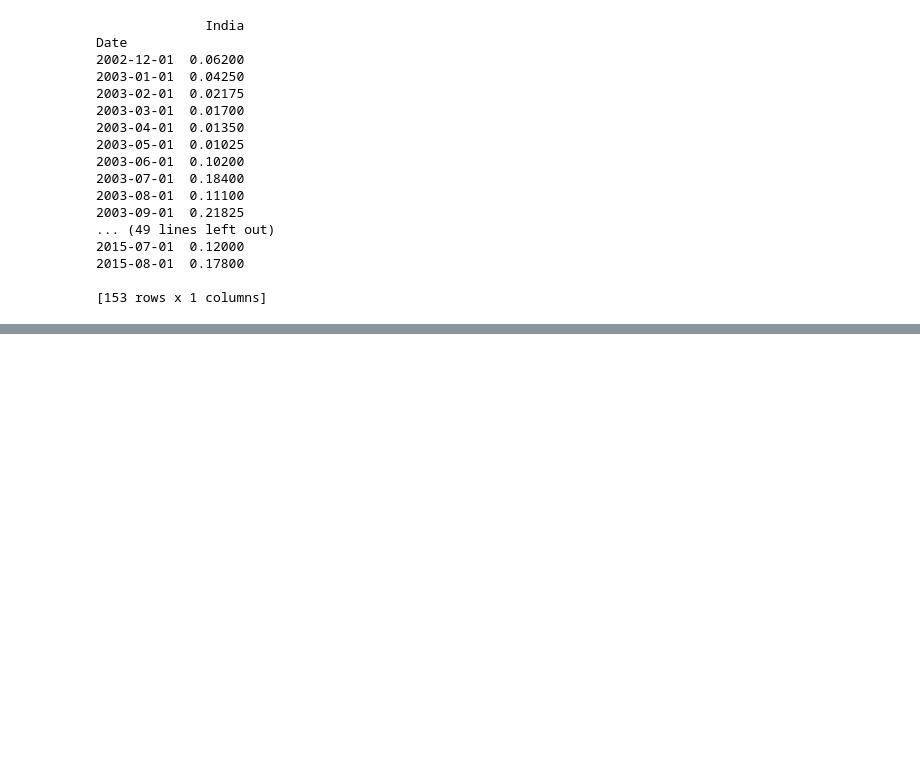
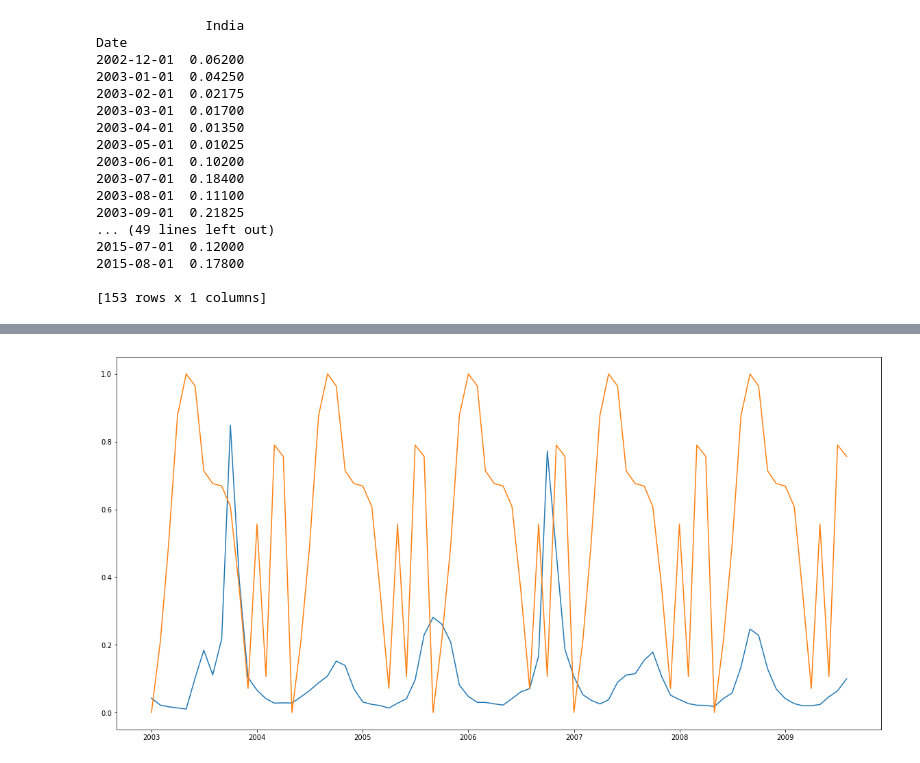
Before and after one commit to ICMR-NITM/dengue, a Jupyter notebook: Untitled0.ipynb, the cells around one changed output, grey strips where cells are left out. Cells and saved outputs as stored; diff of their text form; code cells hidden in the pictures; blank space fills up the shorter version.

```diff
--- a/Untitled0.ipynb
+++ b/Untitled0.ipynb
@@ -61,0 +62,20 @@ plt.show()
+# %%
+xs = x[1:81]
+ys = y[1:81]
+
+df_temp = read_csv('temperature.csv', engine = 'python')
+np_df = df_temp.as_matrix()
+temp_df = np_df[102][1:]
+max_temp = max(temp_df)
+min_temp = min(temp_df)
+
+norm_df = [(i-min_temp)/(max_temp-min_temp) for i in temp_df]
+norm_df = norm_df[0:16]+norm_df[0:16]+norm_df[0:16]+norm_df[0:16]+norm_df[0:16]
+
+plt.subplots(figsize=(20,10))
+
+plt.plot(xs,ys)
+plt.plot(xs,norm_df)
+plt.show()
+# %% [output]
+[figure, added]
```
Also changed, not shown: parts of 4 cells of this notebook.
